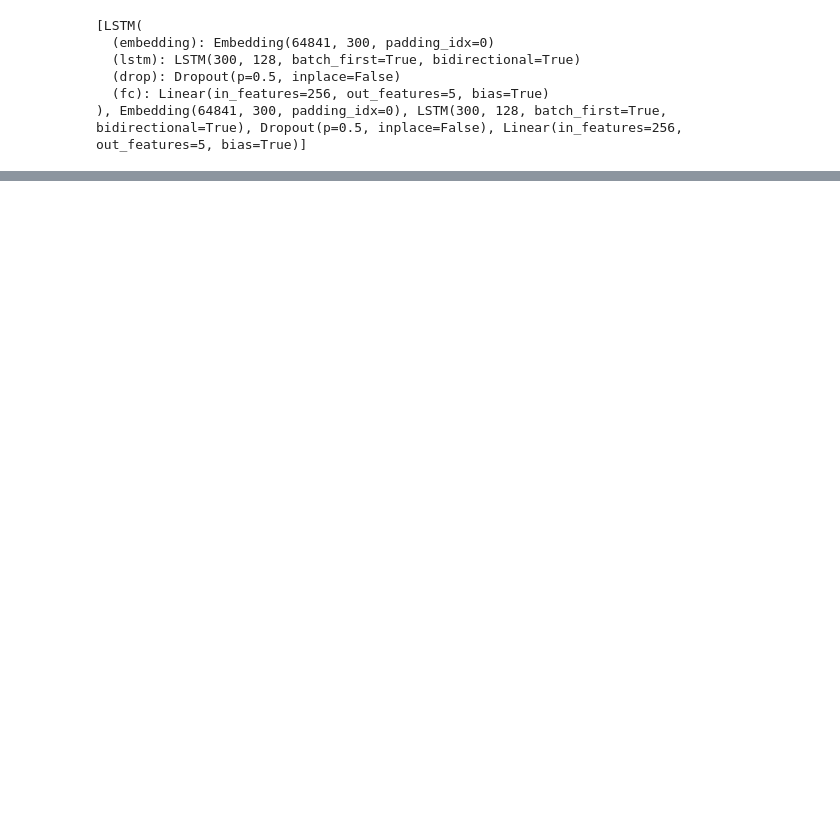
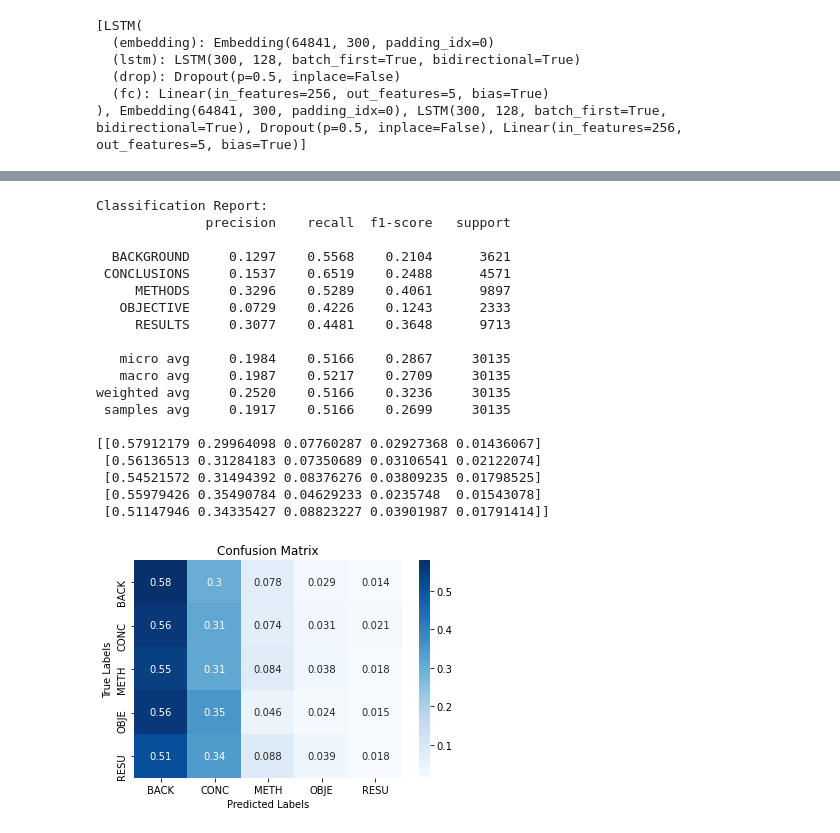
Before and after one commit to thecoldmoon/MSCI-NLP-Project, a Jupyter notebook: LSTM-Medical-Abstract-Segmentation.ipynb, the cells around one changed output, grey strips where cells are left out. Drawn from its saved outputs; the diff is of its cells as text; code cells hidden in the pictures; blank space fills up the shorter version.

```diff
--- a/LSTM-Medical-Abstract-Segmentation.ipynb
+++ b/LSTM-Medical-Abstract-Segmentation.ipynb
@@ -86,7 +92,7 @@ def preprocess_data(filename):
     return abstract_samples
 # %%
 # Reading in and preprocessing data
-data_dir = "./results/PubMed_20k_RCT_numbers_replaced_with_at_sign/"
+data_dir = "D:/med_abstracts/20k_abstracts_numbers_with_@/"
 filenames=[data_dir + filename for filename in os.listdir(data_dir)]
 print(filenames)
 
@@ -250,4 +239,0 @@ train_dataset[0]
-# %%
-for data, label in train_loader:
-    print(type(data),type(label))
-    break
@@ -524,0 +575,24 @@ print(l)
+# %%
+dimension=128
+num_epochs=5
+
+model = LSTM_binary().to(device)
+optimizer = optim.Adam(model.parameters(), lr=0.001)
+
+load_checkpoint(destination_folder + '/Model_cos_10_epochs_PRETRAINED/model.pt', model, optimizer)
+#evaluate(best_model, test_loader)
+
+num_epochs = 5
+#model = LSTM().to(device)
+scheduler = optim.lr_scheduler.CosineAnnealingLR(optimizer, num_epochs)
+
+# Freeze layers
+for param in model.parameters():
+    param.requires_grad = False
+
+# Replace the last fully-connected layer
+# Parameters of newly constructed modules have requires_grad=True by default
+model.fc = nn.Linear(2*dimension, 5) # assuming that the fc7 layer has 512 neurons, otherwise change it
+model.fc.requires_grad = True
+#model.embedding = nn.Embedding(len(train_vocab), 300, padding_idx=0)
+model.cuda()
@@ -524,0 +626,23 @@ print(l)
+# %%
+evaluate(model, test_loader)
+# %% [output]
+Classification Report:
+              precision    recall  f1-score   support
+
+  BACKGROUND     0.1297    0.5568    0.2104      3621
+ CONCLUSIONS     0.1537    0.6519    0.2488      4571
+     METHODS     0.3296    0.5289    0.4061      9897
+   OBJECTIVE     0.0729    0.4226    0.1243      2333
+     RESULTS     0.3077    0.4481    0.3648      9713
+
+   micro avg     0.1984    0.5166    0.2867     30135
+   macro avg     0.1987    0.5217    0.2709     30135
+weighted avg     0.2520    0.5166    0.3236     30135
+ samples avg     0.1917    0.5166    0.2699     30135
+
+[[0.57912179 0.29964098 0.07760287 0.02927368 0.01436067]
+ [0.56136513 0.31284183 0.07350689 0.03106541 0.02122074]
+ [0.54521572 0.31494392 0.08376276 0.03809235 0.01798525]
+ [0.55979426 0.35490784 0.04629233 0.0235748  0.01543078]
+ [0.51147946 0.34335427 0.08823227 0.03901987 0.01791414]]
+[figure, added]
```
Also changed, not shown: parts of 17 cells of this notebook, 29 other files.
